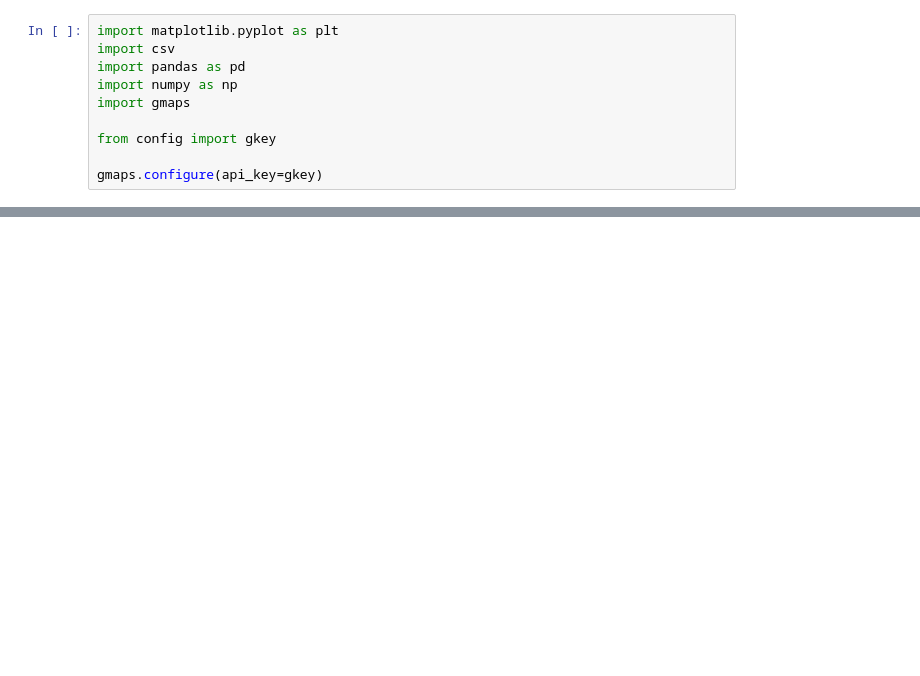
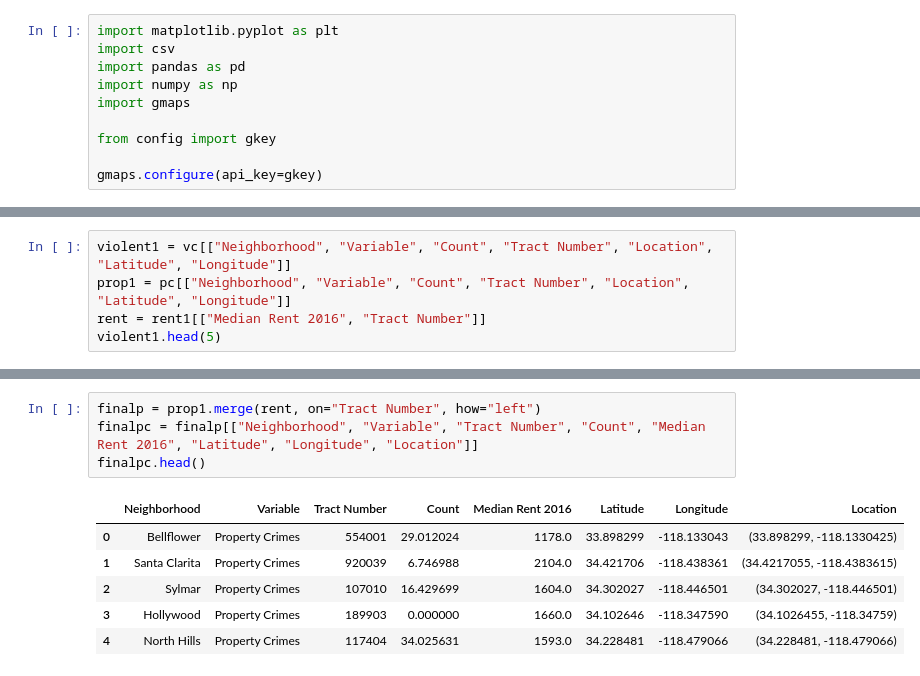
Before and after one commit to RandallPark/USCGroupProj, a Jupyter notebook: Property_Crimes.ipynb, the cells around one changed output, grey strips where cells are left out. Saved outputs shown, nothing was run; the diff lists cells and outputs as text; blank space fills up the shorter version.

```diff
--- a/Property_Crimes.ipynb
+++ b/Property_Crimes.ipynb
@@ -72,0 +33,5 @@ fig
+# %%
+violent1 = vc[["Neighborhood", "Variable", "Count", "Tract Number", "Location", "Latitude", "Longitude"]]
+prop1 = pc[["Neighborhood", "Variable", "Count", "Tract Number", "Location", "Latitude", "Longitude"]]
+rent = rent1[["Median Rent 2016", "Tract Number"]]
+violent1.head(5)
@@ -72,0 +45,11 @@ fig
+# %%
+finalp = prop1.merge(rent, on="Tract Number", how="left")
+finalpc = finalp[["Neighborhood", "Variable", "Tract Number", "Count", "Median Rent 2016", "Latitude", "Longitude", "Location"]]
+finalpc.head()
+# %% [output]
+|  | Neighborhood | Variable | Tract Number | Count | Median Rent 2016 | Latitude | Longitude | Location |
+| 0 | Bellflower | Property Crimes | 554001 | 29.012024 | 1178.0 | 33.898299 | -118.133043 | (33.898299, -118.1330425) |
+| 1 | Santa Clarita | Property Crimes | 920039 | 6.746988 | 2104.0 | 34.421706 | -118.438361 | (34.4217055, -118.4383615) |
+| 2 | Sylmar | Property Crimes | 107010 | 16.429699 | 1604.0 | 34.302027 | -118.446501 | (34.302027, -118.446501) |
+| 3 | Hollywood | Property Crimes | 189903 | 0.000000 | 1660.0 | 34.102646 | -118.347590 | (34.1026455, -118.34759) |
+| 4 | North Hills | Property Crimes | 117404 | 34.025631 | 1593.0 | 34.228481 | -118.479066 | (34.228481, -118.479066) |
```
Also changed, not shown: parts of 14 cells of this notebook.
